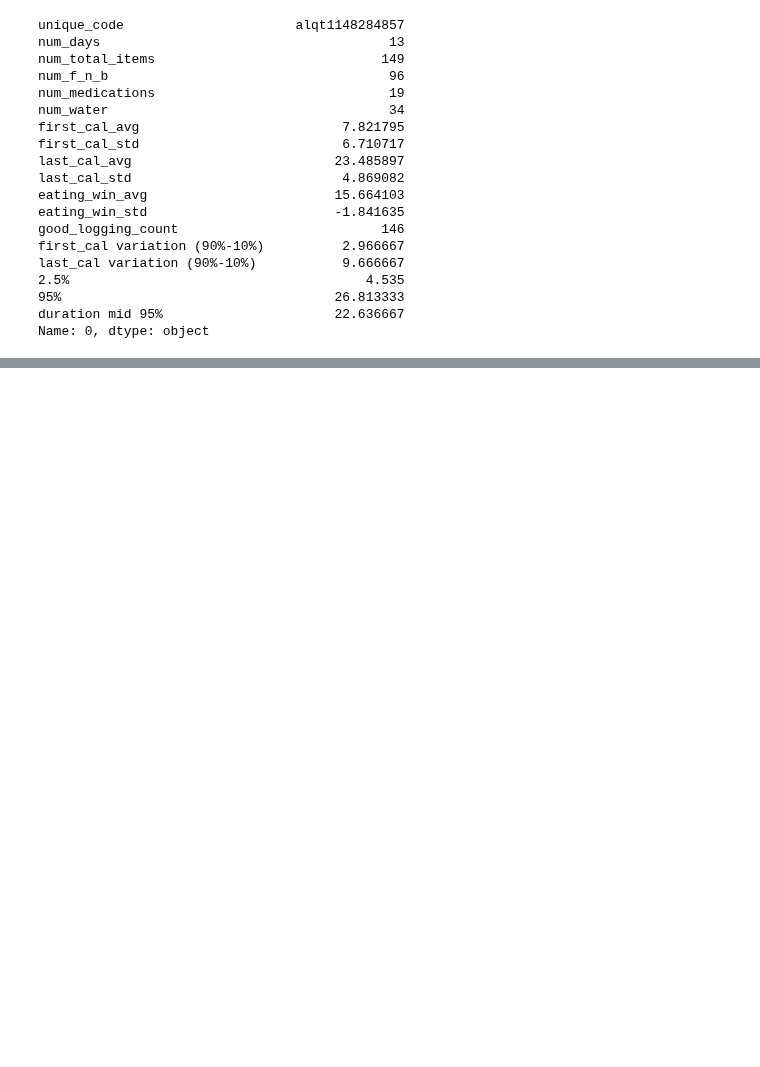
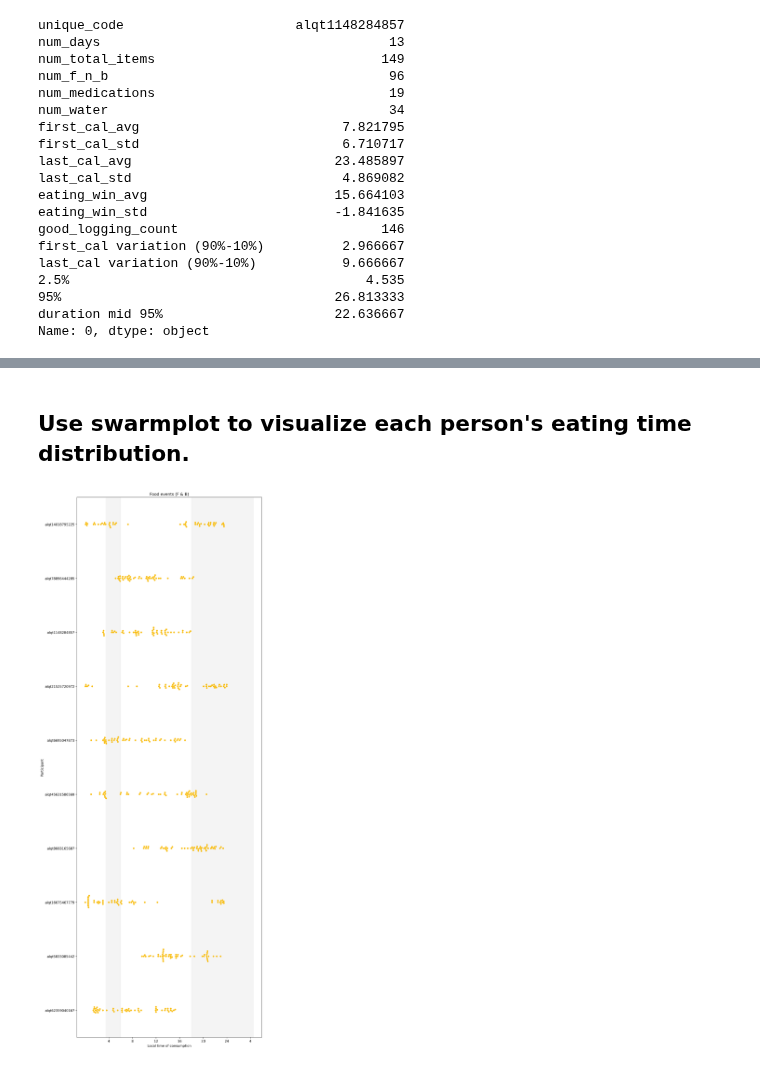
Before and after one commit to tktran11/treets, a Jupyter notebook: index.ipynb, the cells around one changed output, grey strips where cells are left out. Drawn from its saved outputs; the diff is of its cells as text; code cells hidden in the pictures; blank space fills up the shorter version.

```diff
--- a/index.ipynb
+++ b/index.ipynb
@@ -177,0 +184,6 @@ Name: 1, dtype: object
+# %% [markdown]
+## Use swarmplot to visualize each person's eating time distribution.
+# %%
+treets.swarmplot(df, 50, 'unique_code', 'date', 'local_time')
+# %% [output]
+[figure, added]
```
Also changed, not shown: parts of 23 cells of this notebook, 9 other files.
